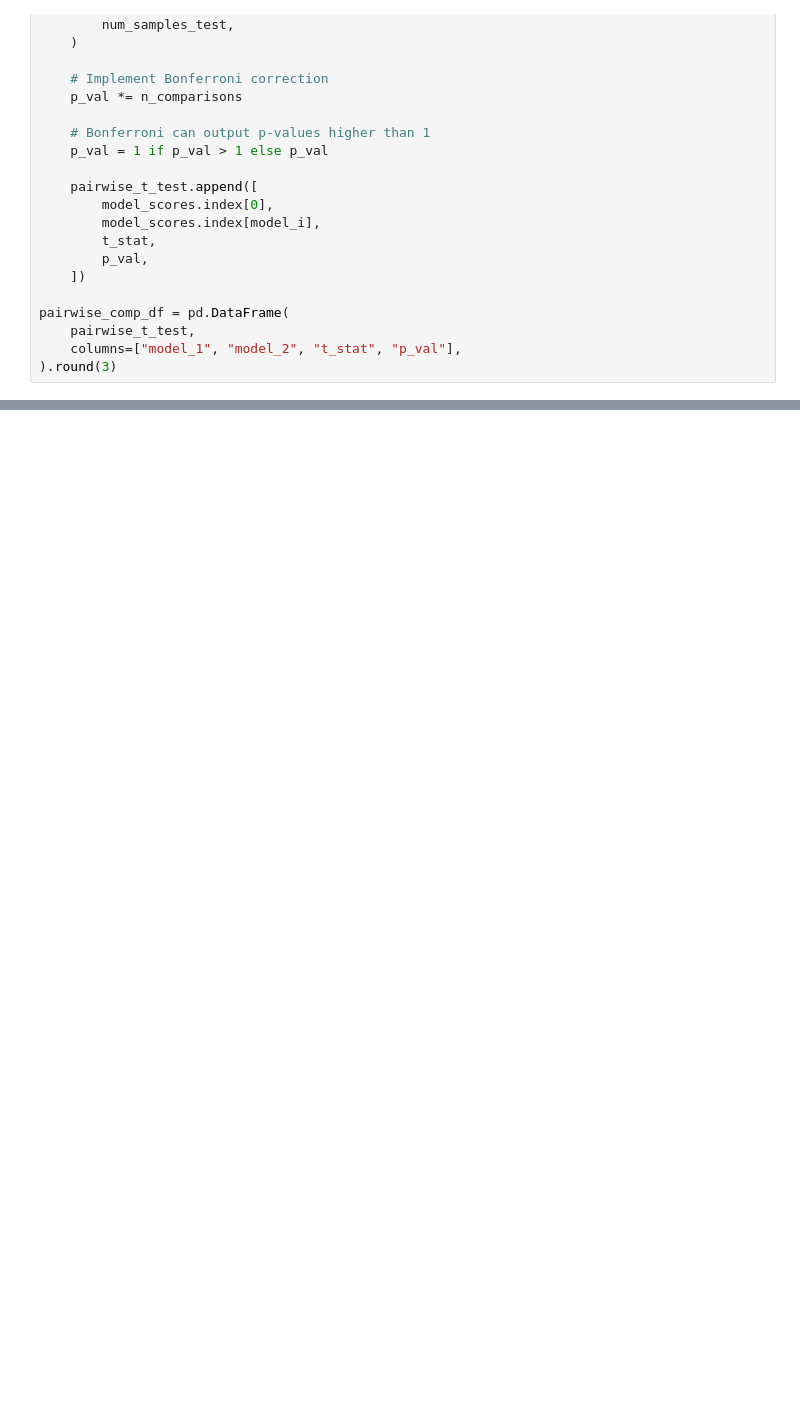
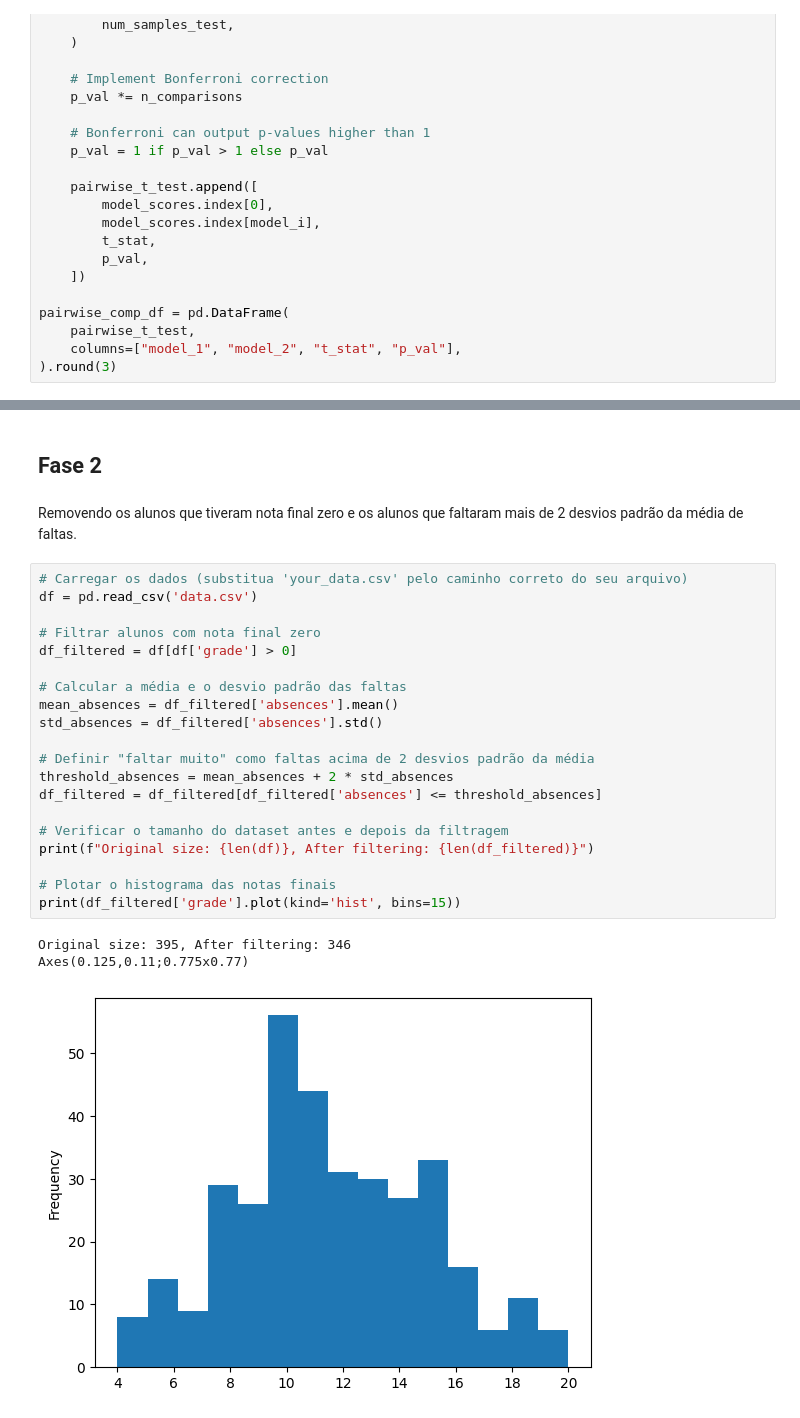
Before and after one commit to LucaMizrahi/MachineLearning, a Jupyter notebook: Projeto1/projeto.ipynb, the cells around one changed output, grey strips where cells are left out. Saved outputs shown, nothing was run; the diff lists cells and outputs as text; blank space fills up the shorter version.

```diff
--- a/Projeto1/projeto.ipynb
+++ b/Projeto1/projeto.ipynb
@@ -453,0 +737,28 @@ for model_i in range(1, len(model_scores)):
+# %% [markdown]
+## Fase 2
+# %% [markdown]
+Removendo os alunos que tiveram nota final zero e os alunos que faltaram mais de 2 desvios padrão da média de faltas.
+# %%
+# Carregar os dados (substitua 'your_data.csv' pelo caminho correto do seu arquivo)
+df = pd.read_csv('data.csv')
+
+# Filtrar alunos com nota final zero
+df_filtered = df[df['grade'] > 0]
+
+# Calcular a média e o desvio padrão das faltas
+mean_absences = df_filtered['absences'].mean()
+std_absences = df_filtered['absences'].std()
+
+# Definir "faltar muito" como faltas acima de 2 desvios padrão da média
+threshold_absences = mean_absences + 2 * std_absences
+df_filtered = df_filtered[df_filtered['absences'] <= threshold_absences]
+
+# Verificar o tamanho do dataset antes e depois da filtragem
+print(f"Original size: {len(df)}, After filtering: {len(df_filtered)}")
+
+# Plotar o histograma das notas finais
+print(df_filtered['grade'].plot(kind='hist', bins=15))
+# %% [output]
+Original size: 395, After filtering: 346
+Axes(0.125,0.11;0.775x0.77)
+[figure, added]
```
Also changed, not shown: parts of 26 cells of this notebook, 2 other files.
